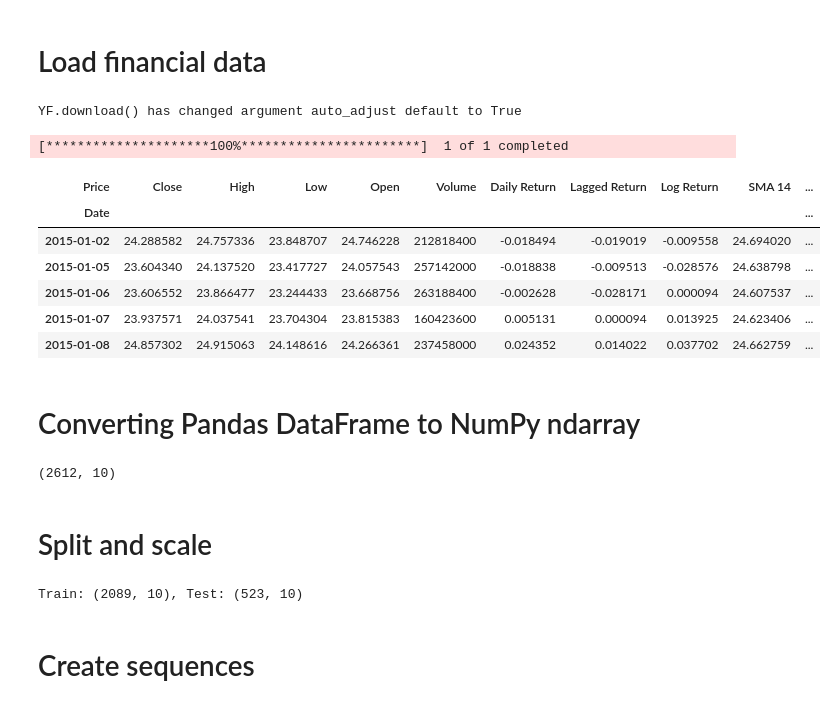
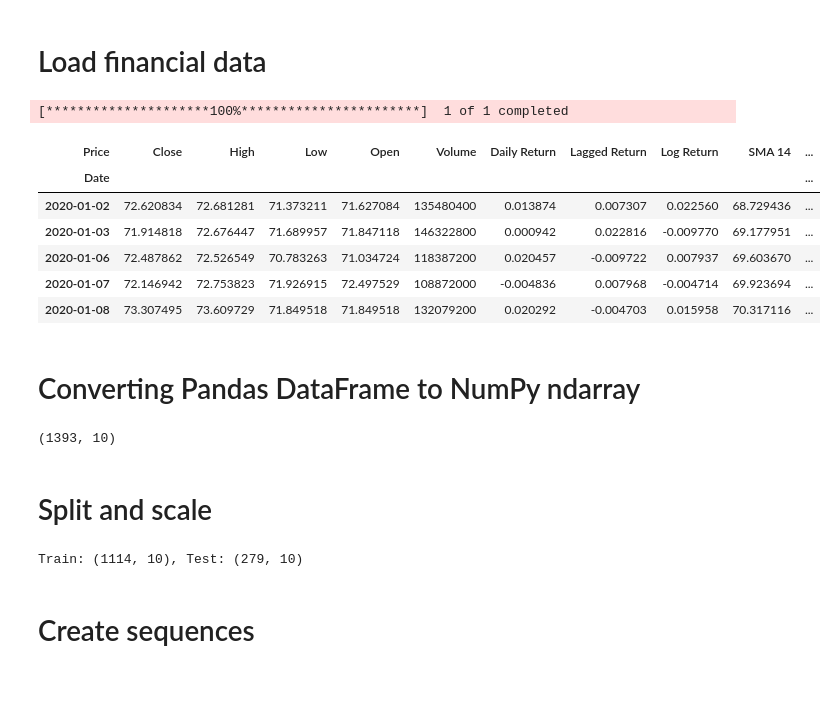
Before and after one commit to glovric/SequentialComparison-TVZ, a Jupyter notebook: Transformer.ipynb, the cells around one changed output. Saved outputs shown, nothing was run; the diff lists cells and outputs as text; code cells hidden in the pictures.

```diff
--- a/Transformer.ipynb
+++ b/Transformer.ipynb
@@ -11,25 +11,24 @@ from utils.finance_utils import get_financial_data
 # %% [markdown]
 # Load financial data
 # %%
-df = get_financial_data()
+df = get_financial_data(start_date="2020-01-01")
 df.head()
 # %% [output]
-YF.download() has changed argument auto_adjust default to True
+[*********************100%***********************]  1 of 1 completed
-[*********************100%***********************]  1 of 1 completed
 | Price | Close | High | Low | Open | Volume | Daily Return | Lagged Return | Log Return | SMA 14 | ... |
 | Date |  |  |  |  |  |  |  |  |  | ... |
-| 2015-01-02 | 24.288582 | 24.757336 | 23.848707 | 24.746228 | 212818400 | -0.018494 | -0.019019 | -0.009558 | 24.694020 | ... |
-| 2015-01-05 | 23.604340 | 24.137520 | 23.417727 | 24.057543 | 257142000 | -0.018838 | -0.009513 | -0.028576 | 24.638798 | ... |
-| 2015-01-06 | 23.606552 | 23.866477 | 23.244433 | 23.668756 | 263188400 | -0.002628 | -0.028171 | 0.000094 | 24.607537 | ... |
-| 2015-01-07 | 23.937571 | 24.037541 | 23.704304 | 23.815383 | 160423600 | 0.005131 | 0.000094 | 0.013925 | 24.623406 | ... |
-| 2015-01-08 | 24.857302 | 24.915063 | 24.148616 | 24.266361 | 237458000 | 0.024352 | 0.014022 | 0.037702 | 24.662759 | ... |
+| 2020-01-02 | 72.620834 | 72.681281 | 71.373211 | 71.627084 | 135480400 | 0.013874 | 0.007307 | 0.022560 | 68.729436 | ... |
+| 2020-01-03 | 71.914818 | 72.676447 | 71.689957 | 71.847118 | 146322800 | 0.000942 | 0.022816 | -0.009770 | 69.177951 | ... |
+| 2020-01-06 | 72.487862 | 72.526549 | 70.783263 | 71.034724 | 118387200 | 0.020457 | -0.009722 | 0.007937 | 69.603670 | ... |
+| 2020-01-07 | 72.146942 | 72.753823 | 71.926915 | 72.497529 | 108872000 | -0.004836 | 0.007968 | -0.004714 | 69.923694 | ... |
+| 2020-01-08 | 73.307495 | 73.609729 | 71.849518 | 71.849518 | 132079200 | 0.020292 | -0.004703 | 0.015958 | 70.317116 | ... |
 # %% [markdown]
 # Converting Pandas DataFrame to NumPy ndarray
 # %%
 X = df.to_numpy()
 X.shape
 # %% [output]
-(2612, 10)
+(1393, 10)
 # %% [markdown]
 # Split and scale
 # %%
@@ -44,7 +43,7 @@ X_test_scaled = scaler.transform(X_test)
 
 print(f'Train: {X_train_scaled.shape}, Test: {X_test_scaled.shape}')
 # %% [output]
-Train: (2089, 10), Test: (523, 10)
+Train: (1114, 10), Test: (279, 10)
 # %% [markdown]
 # Create sequences
 # %%
```
Also changed, not shown: parts of 16 cells of this notebook, 2 other files.
